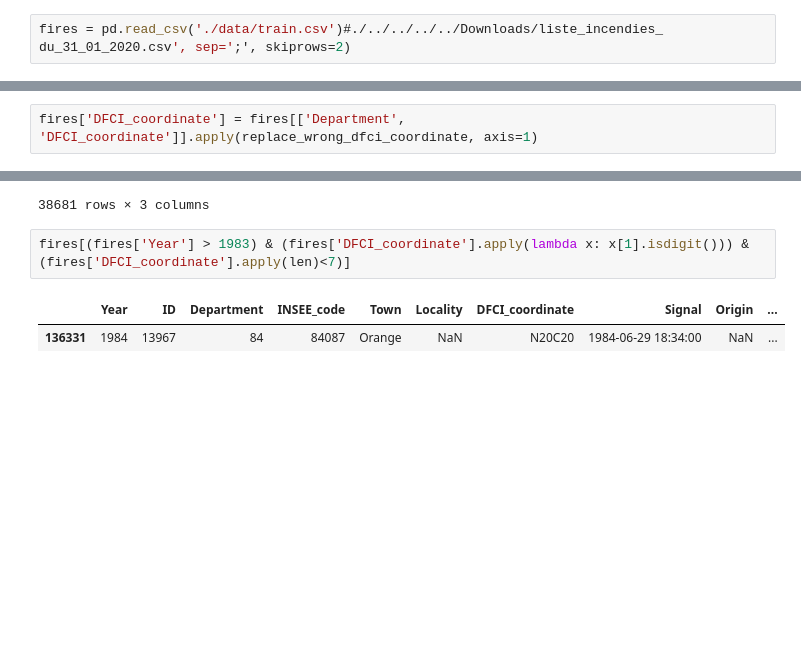
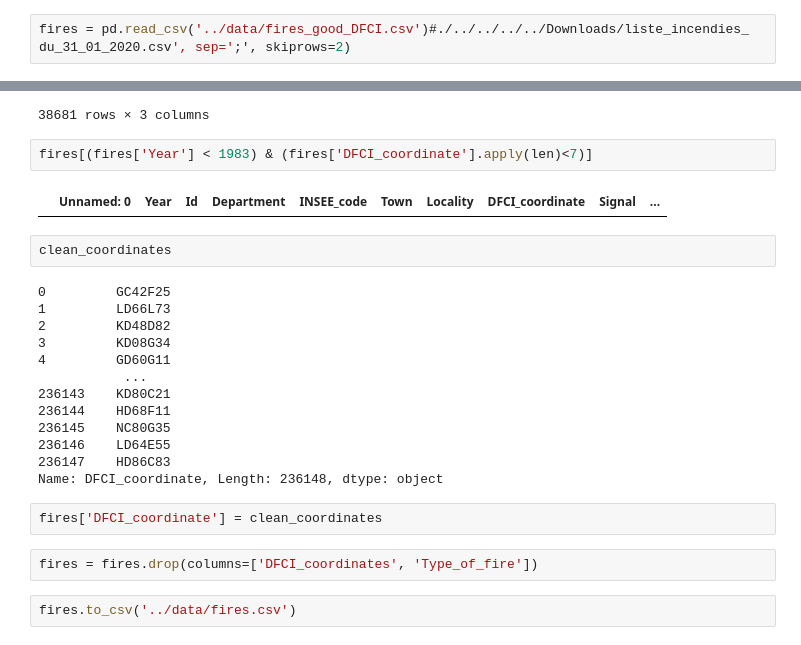
Before and after one commit to fd0r/Wildfire-Area, a Jupyter notebook: coco_notebook.ipynb, the cells around one changed output, grey strips where cells are left out. Cells and saved outputs as stored; diff of their text form; blank space fills up the shorter version.

```diff
--- a/coco_notebook.ipynb
+++ b/coco_notebook.ipynb
@@ -15,7 +15,7 @@ from utils import add_forest_areas, dfci_to_wgs
 
 #add_forest_areas('./data/FOR_PUBL_FR_SE.json', './data/FOR_PUBL_FR_SE_A.json')
 # %%
-fires = pd.read_csv('./data/train.csv')#./../../../../Downloads/liste_incendies_ du_31_01_2020.csv', sep=';', skiprows=2)
+fires = pd.read_csv('../data/fires_good_DFCI.csv')#./../../../../Downloads/liste_incendies_ du_31_01_2020.csv', sep=';', skiprows=2)
 # %%
 fires.head()
 # %% [output]
@@ -151,5 +126,3 @@ carroyage
 | 142 | NM | POLYGON ((49.30064 9.21410, 49.39... | POLYGON ((49.30064 9.21410, 49.39... |
 | 143 | NN | POLYGON ((50.19510 9.33627, 50.28... | POLYGON ((50.19510 9.33627, 50.28... |
 144 rows × 3 columns
-# %%
-fires['DFCI_coordinate'] = fires[['Department', 'DFCI_coordinate']].apply(replace_wrong_dfci_coordinate, axis=1)
@@ -211,7 +161,27 @@ fires[['DFCI_coordinate','Department', 'Year']][fires['DFCI_coordinate'].apply(l
 | 128233 | P22J21 | 83 | 1983 |
 38681 rows × 3 columns
 # %%
-fires[(fires['Year'] > 1983) & (fires['DFCI_coordinate'].apply(lambda x: x[1].isdigit())) & (fires['DFCI_coordinate'].apply(len)<7)]
+fires[(fires['Year'] < 1983) & (fires['DFCI_coordinate'].apply(len)<7)]
 # %% [output]
-|  | Year | ID | Department | INSEE_code | Town | Locality | DFCI_coordinate | Signal | Origin | ... |
-| 136331 | 1984 | 13967 | 84 | 84087 | Orange | NaN | N20C20 | 1984-06-29 18:34:00 | NaN | ... |
+|  | Unnamed: 0 | Year | Id | Department | INSEE_code | Town | Locality | DFCI_coordinate | Signal | ... |
+# %%
+clean_coordinates
+# %% [output]
+0         GC42F25
+1         LD66L73
+2         KD48D82
+3         KD08G34
+4         GD60G11
+           ...
+236143    KD80C21
+236144    HD68F11
+236145    NC80G35
+236146    LD64E55
+236147    HD86C83
+Name: DFCI_coordinate, Length: 236148, dtype: object
+# %%
+fires['DFCI_coordinate'] = clean_coordinates
+# %%
+fires = fires.drop(columns=['DFCI_coordinates', 'Type_of_fire'])
+# %%
+fires.to_csv('../data/fires.csv')
```
Also changed, not shown: parts of 14 cells of this notebook, 2 other files.
